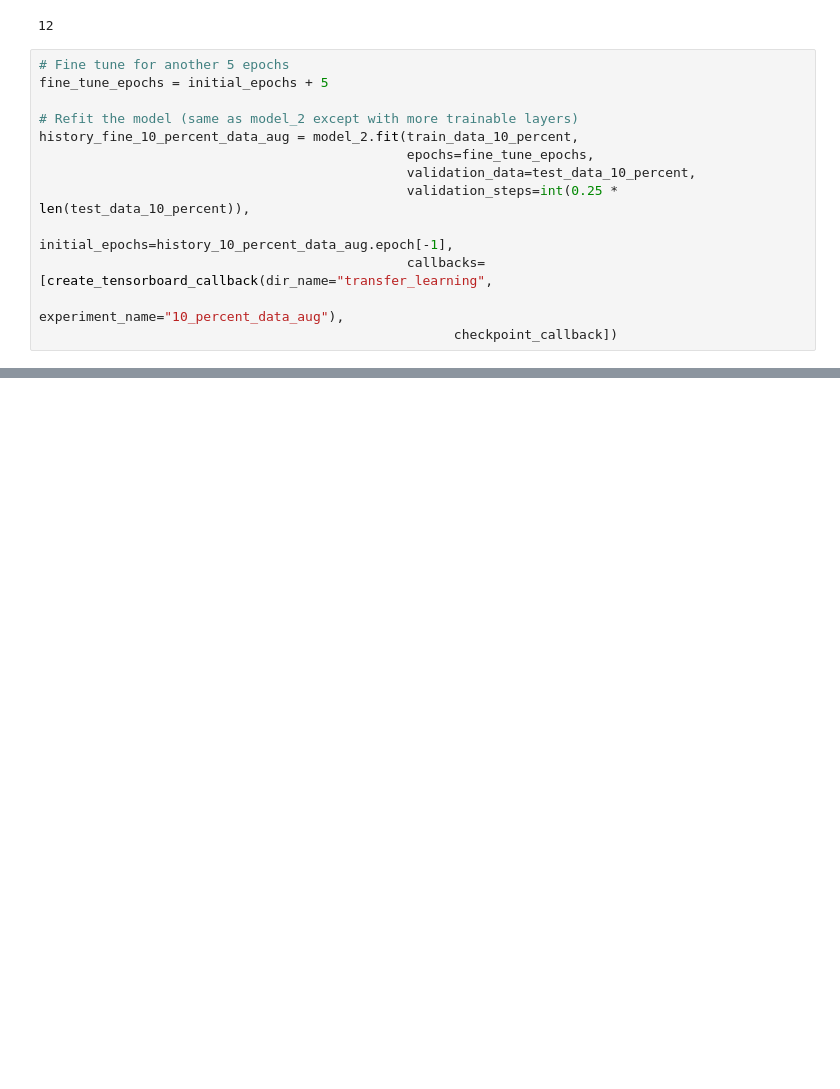
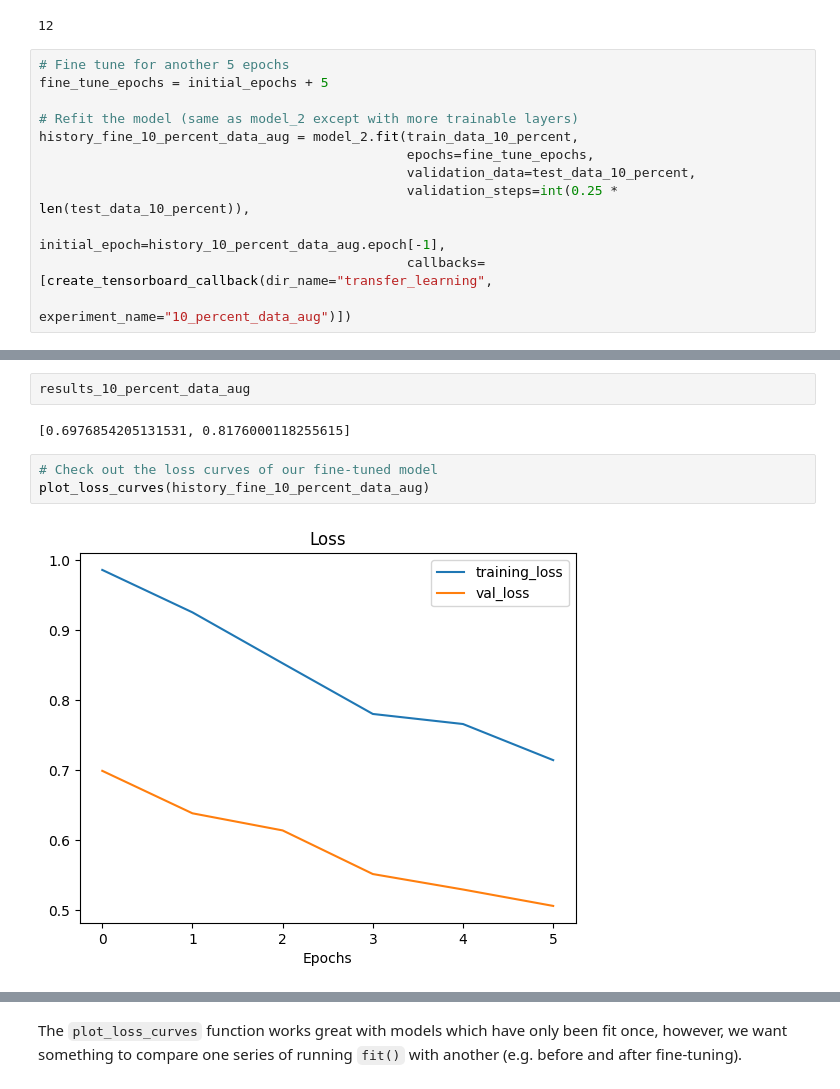
Before and after one commit to MahdadGhasemian/ai-lab, a Jupyter notebook: tensorflow-deep-learning/05_transfer_learning_in_tensorflow_part_2_fine_tuning.ipynb, the cells around one changed output, grey strips where cells are left out. Cells and saved outputs as stored; diff of their text form; blank space fills up the shorter version.

Commit message:
Model3

```diff
--- a/tensorflow-deep-learning/05_transfer_learning_in_tensorflow_part_2_fine_tuning.ipynb
+++ b/tensorflow-deep-learning/05_transfer_learning_in_tensorflow_part_2_fine_tuning.ipynb
@@ -894,7 +888,6 @@ history_fine_10_percent_data_aug = model_2.fit(train_data_10_percent,
                                                epochs=fine_tune_epochs,
                                                validation_data=test_data_10_percent,
                                                validation_steps=int(0.25 * len(test_data_10_percent)),
-                                               initial_epochs=history_10_percent_data_aug.epoch[-1],
+                                               initial_epoch=history_10_percent_data_aug.epoch[-1],
                                                callbacks=[create_tensorboard_callback(dir_name="transfer_learning",
-                                                                                        experiment_name="10_percent_data_aug"),
-                                                     checkpoint_callback])
+                                                                                        experiment_name="10_percent_data_aug")])
@@ -900,0 +913,9 @@ history_fine_10_percent_data_aug = model_2.fit(train_data_10_percent,
+# %%
+results_10_percent_data_aug
+# %% [output]
+[0.6976854205131531, 0.8176000118255615]
+# %%
+# Check out the loss curves of our fine-tuned model
+plot_loss_curves(history_fine_10_percent_data_aug)
+# %% [output]
+[figure, added]
@@ -900,0 +923,2 @@ history_fine_10_percent_data_aug = model_2.fit(train_data_10_percent,
+# %% [markdown]
+The `plot_loss_curves` function works great with models which have only been fit once, however, we want something to compare one series of running `fit()` with another (e.g. before and after fine-tuning).
```
Also changed, not shown: parts of 24 cells of this notebook.
